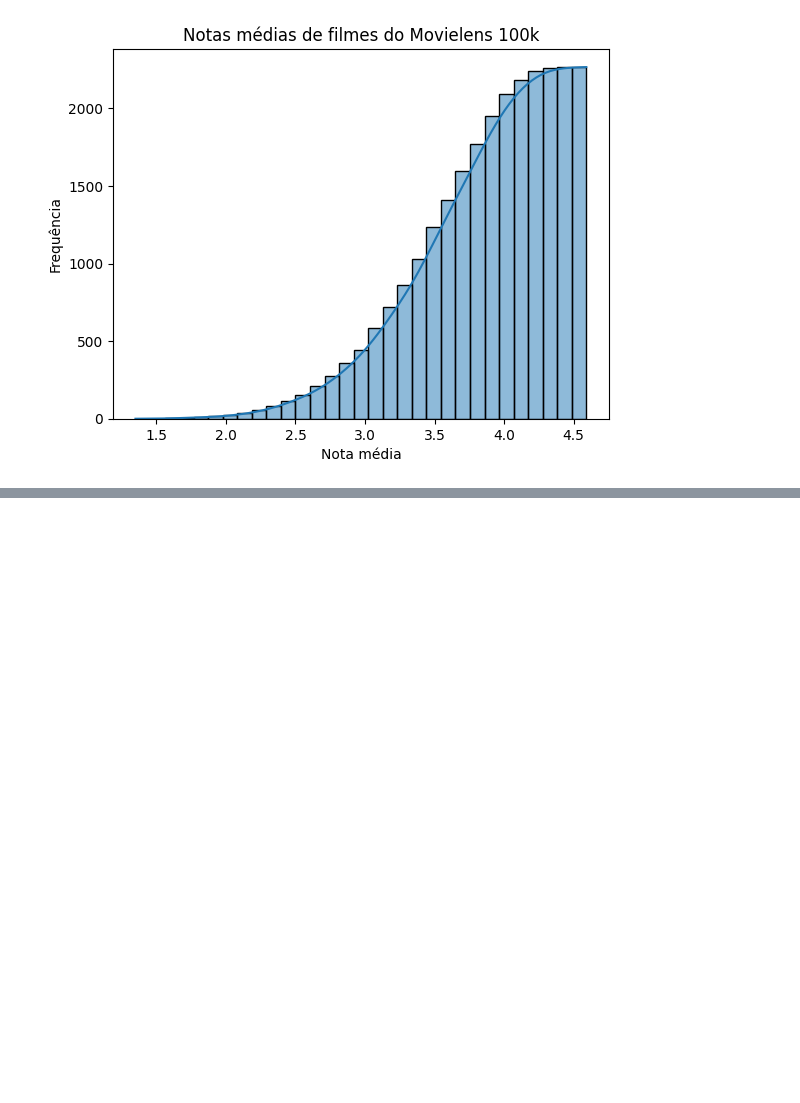
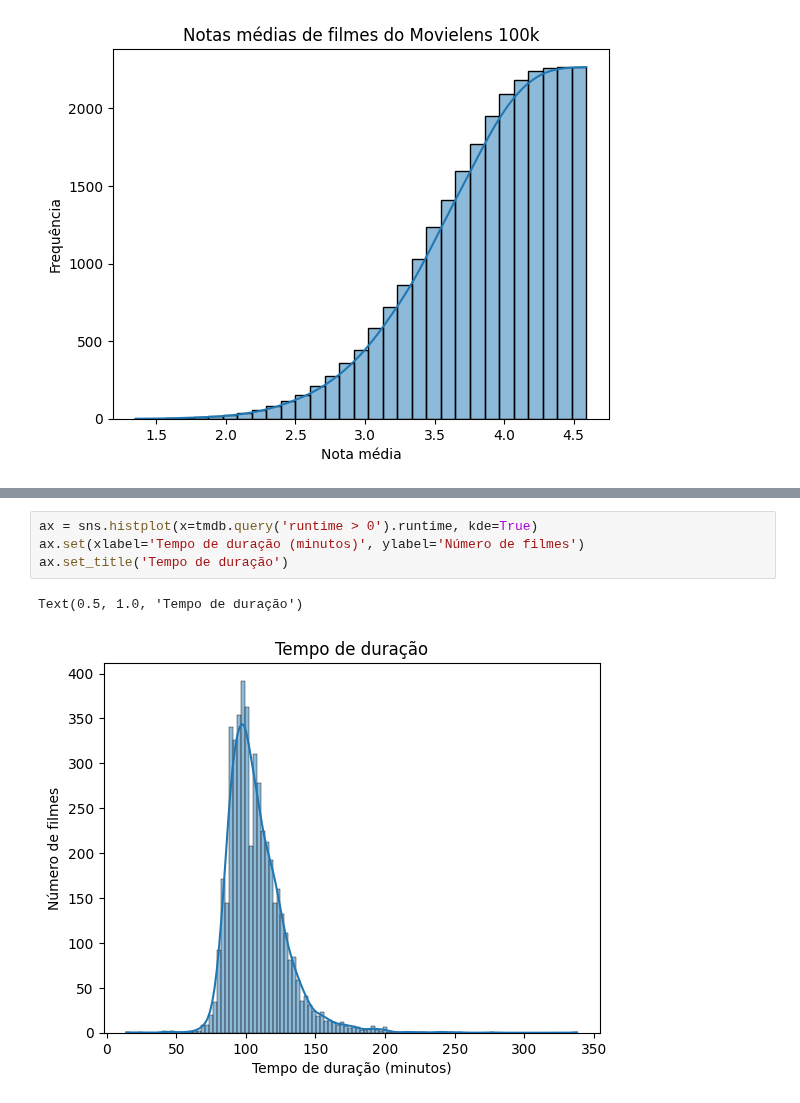
Before and after one commit to angelomaia/alura-cursos, a Jupyter notebook: Formação Estatística com Python /Data_Science-Testes_Estatísticos/Testes_estatísticos.ipynb, the cells around one changed output, grey strips where cells are left out. Saved outputs shown, nothing was run; the diff lists cells and outputs as text; blank space fills up the shorter version.

```diff
--- a/Formação Estatística com Python /Data_Science-Testes_Estatísticos/Testes_estatísticos.ipynb
+++ b/Formação Estatística com Python /Data_Science-Testes_Estatísticos/Testes_estatísticos.ipynb
@@ -158,0 +189,7 @@ Text(0.5, 1.0, 'Notas médias de filmes do Movielens 100k')
+# %%
+ax = sns.histplot(x=tmdb.query('runtime > 0').runtime, kde=True)
+ax.set(xlabel='Tempo de duração (minutos)', ylabel='Número de filmes')
+ax.set_title('Tempo de duração')
+# %% [output]
+Text(0.5, 1.0, 'Tempo de duração')
+[figure, added]
```
Also changed, not shown: parts of 6 cells of this notebook.
